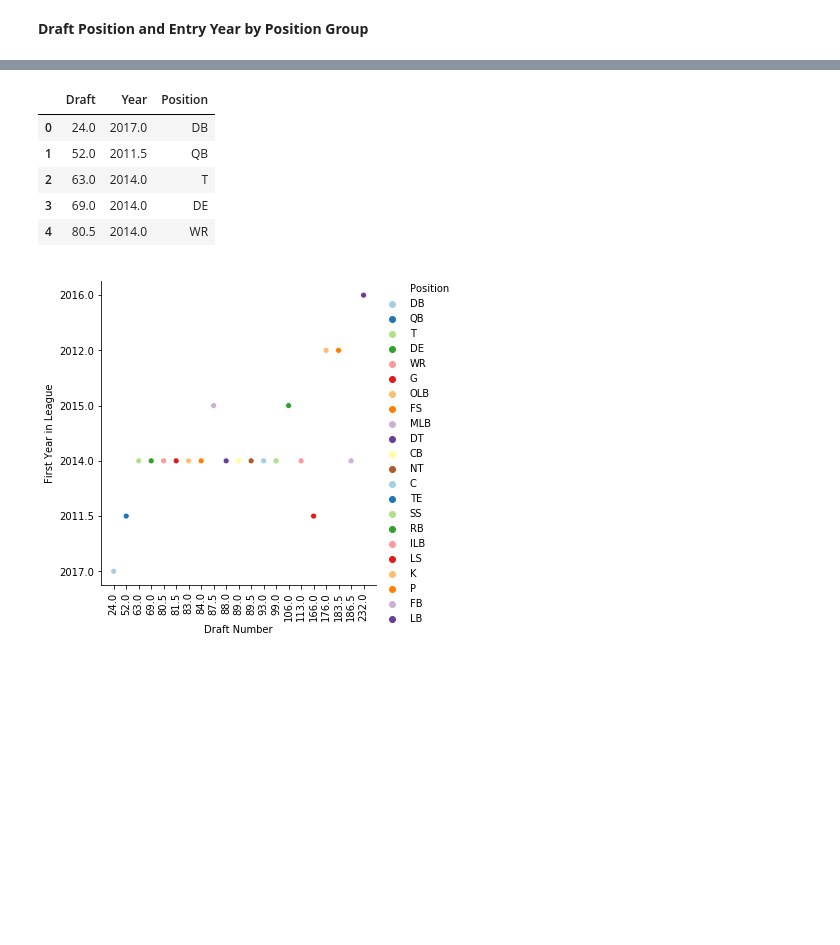
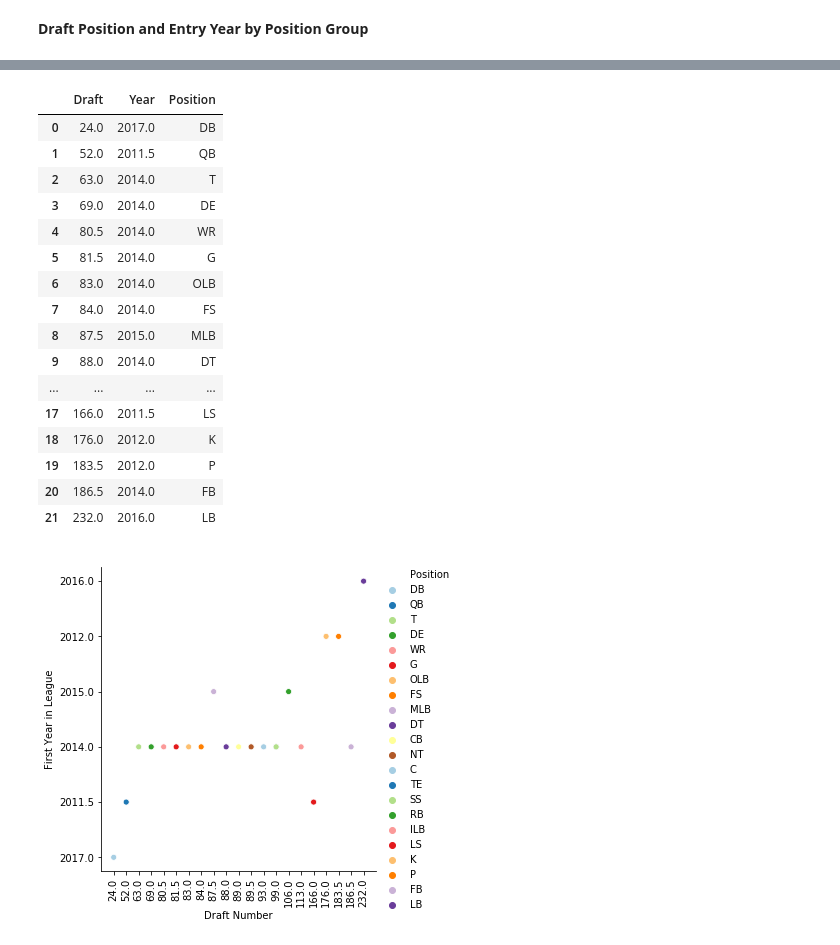
Before and after one commit to donw385/Big-Data-Bowl, a Jupyter notebook: Don_Wang_NFL_Data_Analysis.ipynb, the cells around one changed output, grey strips where cells are left out. Cells and saved outputs as stored; diff of their text form; code cells hidden in the pictures; blank space fills up the shorter version.

```diff
--- a/Don_Wang_NFL_Data_Analysis.ipynb
+++ b/Don_Wang_NFL_Data_Analysis.ipynb
@@ -418,14 +446,25 @@ position_list2
 # %%
 year_and_number = pd.DataFrame(np.column_stack([draft_list, year_list, position_list2]),
                                columns=['Draft', 'Year', 'Position'])
-year_and_number.head()
+year_and_number.head(25)
 # %% [output]
 |  | Draft | Year | Position |
 | 0 | 24.0 | 2017.0 | DB |
 | 1 | 52.0 | 2011.5 | QB |
 | 2 | 63.0 | 2014.0 | T |
 | 3 | 69.0 | 2014.0 | DE |
 | 4 | 80.5 | 2014.0 | WR |
+| 5 | 81.5 | 2014.0 | G |
+| 6 | 83.0 | 2014.0 | OLB |
+| 7 | 84.0 | 2014.0 | FS |
+| 8 | 87.5 | 2015.0 | MLB |
+| 9 | 88.0 | 2014.0 | DT |
+| ... | ... | ... | ... |
+| 17 | 166.0 | 2011.5 | LS |
+| 18 | 176.0 | 2012.0 | K |
+| 19 | 183.5 | 2012.0 | P |
+| 20 | 186.5 | 2014.0 | FB |
+| 21 | 232.0 | 2016.0 | LB |
 # %%
 # source2 = pd.DataFrame({
 #     'x': draft_list,
```
Also changed, not shown: parts of 4 cells of this notebook.
